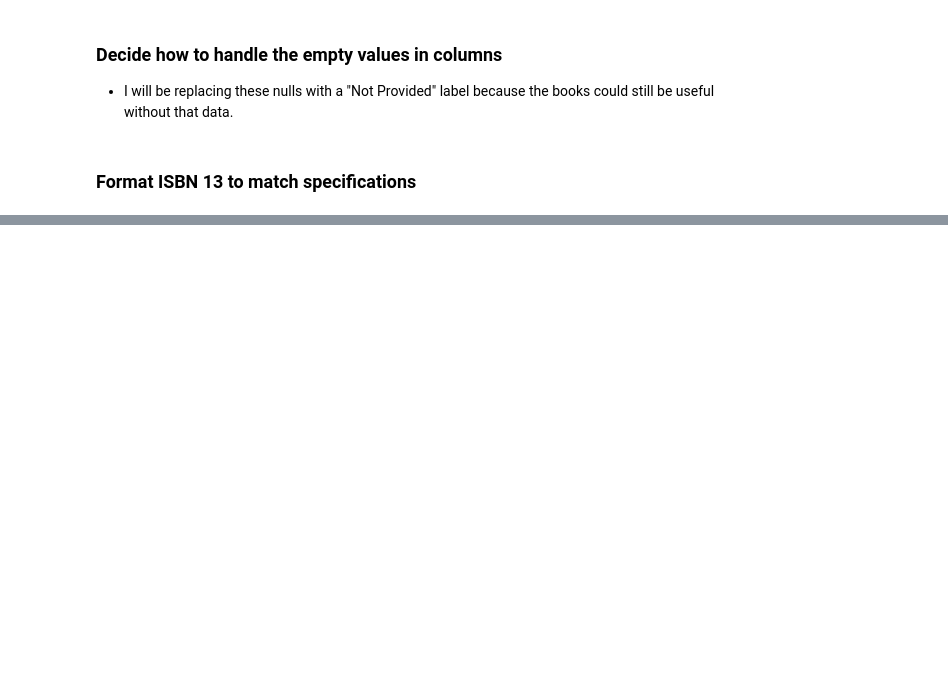
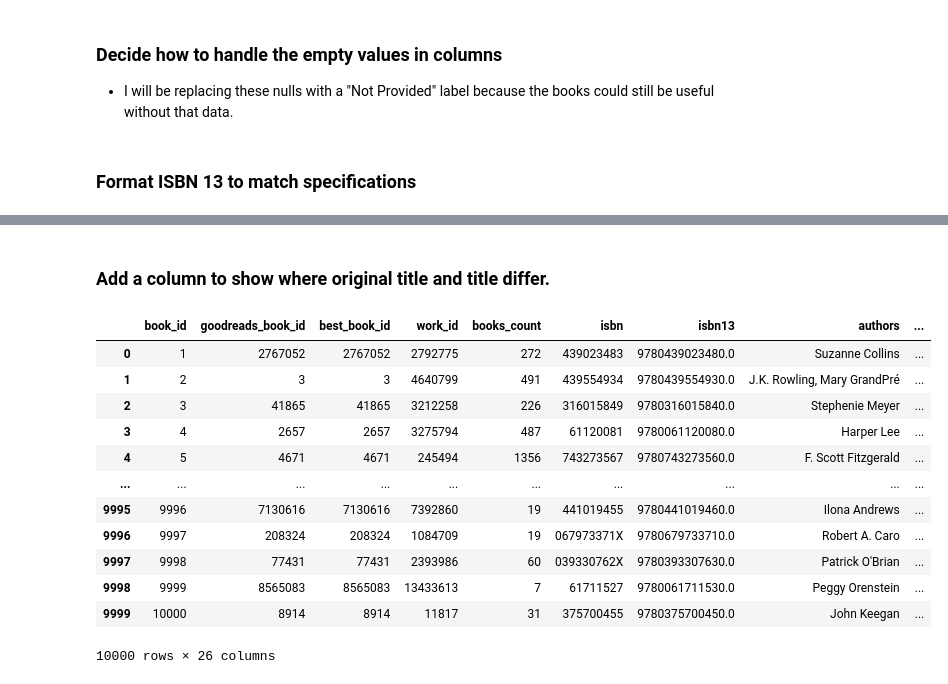
Before and after one commit to jedc4xer/pandas_exercises, a Jupyter notebook: good_books_exercise.ipynb, the cells around one changed output, grey strips where cells are left out. Saved outputs shown, nothing was run; the diff lists cells and outputs as text; code cells hidden in the pictures; blank space fills up the shorter version.

```diff
--- a/good_books_exercise.ipynb
+++ b/good_books_exercise.ipynb
@@ -94,0 +101,19 @@ book_df[['isbn', 'isbn13', 'new_isbn13']]
+# %% [markdown]
+### Add a column to show where original title and title differ.
+# %%
+book_df['title_mismatch'] = book_df.apply(lambda row: 'match' if row.title == row.original_title else 'difference', axis = 1)
+book_df
+# %% [output]
+|  | book_id | goodreads_book_id | best_book_id | work_id | books_count | isbn | isbn13 | authors | ... |
+| 0 | 1 | 2767052 | 2767052 | 2792775 | 272 | 439023483 | 9780439023480.0 | Suzanne Collins | ... |
+| 1 | 2 | 3 | 3 | 4640799 | 491 | 439554934 | 9780439554930.0 | J.K. Rowling, Mary GrandPré | ... |
+| 2 | 3 | 41865 | 41865 | 3212258 | 226 | 316015849 | 9780316015840.0 | Stephenie Meyer | ... |
+| 3 | 4 | 2657 | 2657 | 3275794 | 487 | 61120081 | 9780061120080.0 | Harper Lee | ... |
+| 4 | 5 | 4671 | 4671 | 245494 | 1356 | 743273567 | 9780743273560.0 | F. Scott Fitzgerald | ... |
+| ... | ... | ... | ... | ... | ... | ... | ... | ... | ... |
+| 9995 | 9996 | 7130616 | 7130616 | 7392860 | 19 | 441019455 | 9780441019460.0 | Ilona Andrews | ... |
+| 9996 | 9997 | 208324 | 208324 | 1084709 | 19 | 067973371X | 9780679733710.0 | Robert A. Caro | ... |
+| 9997 | 9998 | 77431 | 77431 | 2393986 | 60 | 039330762X | 9780393307630.0 | Patrick O'Brian | ... |
+| 9998 | 9999 | 8565083 | 8565083 | 13433613 | 7 | 61711527 | 9780061711530.0 | Peggy Orenstein | ... |
+| 9999 | 10000 | 8914 | 8914 | 11817 | 31 | 375700455 | 9780375700450.0 | John Keegan | ... |
+10000 rows × 26 columns
```
Also changed, not shown: parts of 7 cells of this notebook, 1 other file.
